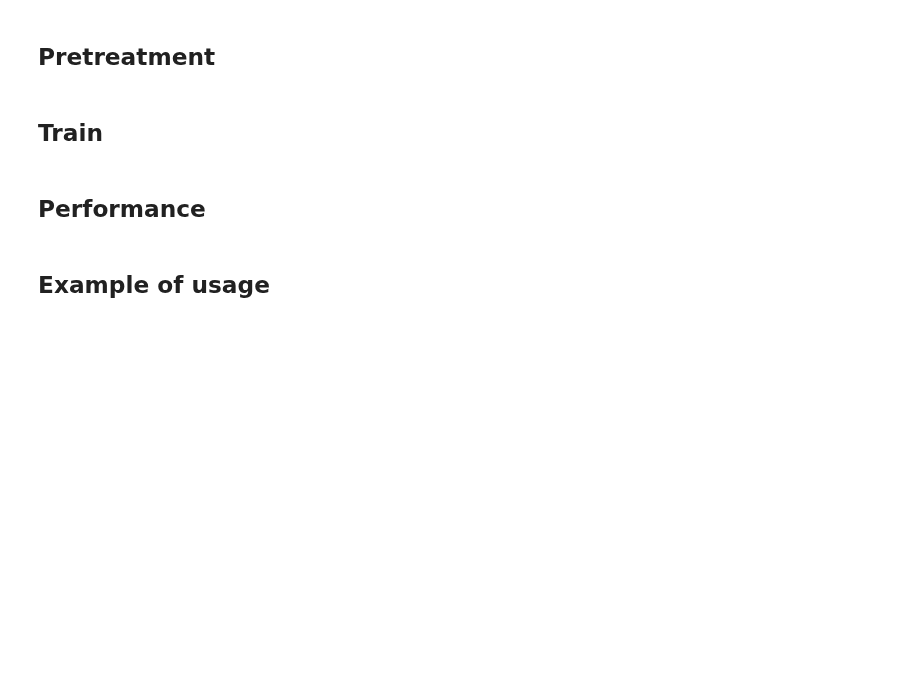
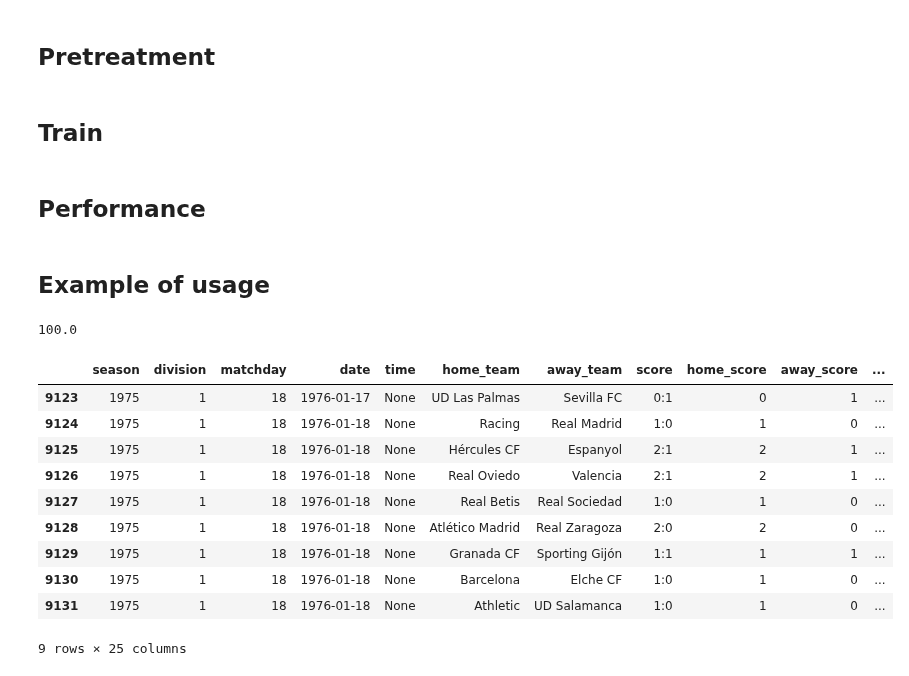
Before and after one commit to tinchit0/la-quiniela, a Jupyter notebook: analysis/PropostaModelConstruction.ipynb, the cells around one changed output. Cells and saved outputs as stored; diff of their text form; code cells hidden in the pictures; blank space fills up the shorter version.

```diff
--- a/analysis/PropostaModelConstruction.ipynb
+++ b/analysis/PropostaModelConstruction.ipynb
@@ -133,6 +133,14 @@ def calculate_team_results(df, max_matchday=None):
     return df_results
 # %%
 def team_confrontations(df, team1, team2):
+    """
+    Returns the confrontations between two teams
+
+    :param df: DataFrame with match data
+    :param team1: First team
+    :param team2: Second team
+    :return: DataFrame with confrontations between the two teams
+    """
     df_confrontations = df.loc[
         ((df["home_team"] == team1) | (df["away_team"] == team1))
         & ((df["home_team"] == team2) | (df["away_team"] == team2))
@@ -143,6 +151,10 @@ def team_confrontations(df, team1, team2):
 def won_games(df, team: str):
     """
     Returns those winning games for a given team
+
+    :param df: DataFrame with match data
+    :param team: Team name
+    :return: DataFrame with winning games for the team
     """
     home_wins = (df["home_team"] == team) & (df["home_win"] == 1)
     away_wins = (df["away_team"] == team) & (df["away_win"] == 1)
@@ -152,6 +164,10 @@ def won_games(df, team: str):
 def lost_games(df, team: str):
     """
     Returns those winning games for a given team
+
+    :param df: DataFrame with match data
+    :param team: Team name
+    :return: DataFrame with winning games for the team
     """
     home_lost = (df["home_team"] == team) & (df["home_win"] == 0)
     away_lost = (df["away_team"] == team) & (df["away_win"] == 0)
@@ -277,6 +293,9 @@ def inform_relatives_points(df, df_calculate):
 def calculate_results(df):
     """
     Precalculates results for all matches.
+
+    :param df: DataFrame with match data
+    :return: DataFrame with results for all matches
     """
     home_results = df[['matchday', 'season', 'home_team', 'home_win', 'tie']].copy()
     home_results['team'] = home_results['home_team']
@@ -302,6 +321,12 @@ def calculate_results(df):
 def get_last_5_results(all_results, matchday, team, season):
     """
     Gets all available results up to 5 for a team in a season.
+
+    :param all_results: DataFrame with all results
+    :param matchday: Current matchday
+    :param team: Team name
+    :param season: Season
+    :return: Tuple with the last 5 results and the number of matches
     """
     mask = (all_results['team'] == team) & \
            (all_results['season'] == season) & \
@@ -313,6 +338,10 @@ def get_last_5_results(all_results, matchday, team, season):
 def convert_results_to_points(results_tuple):
     """
     Converts results to points with correction factor for fewer than 5 matches.
+    The correction factor is 5 / num_matches.
+
+    :param results_tuple: Tuple with results and number of matches
+    :return: Corrected points
     """
     results, num_matches = results_tuple
     if num_matches == 0:
@@ -329,6 +358,10 @@ def convert_results_to_points(results_tuple):
 def last5index(df, df_predict):
     """
     Calculates the last 5 matches index for all teams with correction for fewer matches.
+
+    :param df: DataFrame with all matches
+    :param df_predict: DataFrame with matches to calculate features for
+    :return: DataFrame with added last 5 matches index features
     """
     # df_calculate has the last 5 matches results so takes the same season as df_predict and the matchday is less than the matchday of the match to predict
     df_calculate = df.loc[(df['season'] == df_predict['season'].max()) & (df['matchday'] < df_predict['matchday'].max()) & (df['matchday'] >=df_predict['matchday'].max() - 5)].copy()
@@ -349,10 +382,14 @@ def last5index(df, df_predict):
 
     return df_predict
 # %%
-# Idea: Punts ultima temporada
 def last_season_position(df, df_predict):
     """
     Adds the last season points in a new column.
+    If a team was not in the last season, the average of the last season minus 20 is used.
+
+    :param df: DataFrame with all matches
+    :param df_predict: DataFrame with matches to calculate features for
+    :return: DataFrame with added last season points
     """
     df_calculate = df.loc[(df['season'] == df_predict['season'].max() - 1)].copy()
     df_results = calculate_team_results(df_calculate)
@@ -367,7 +404,6 @@ def last_season_position(df, df_predict):
         axis=1
     )
 
-    #if in a row value is 0, it means that the team was not in the last season, so we will fill it with the average of the last season minus 20
     # Improvement, calcualte mean of the teams that ascend to the league
     df_predict['last_season_points_home'] = df_predict['last_season_points_home'].replace(0, df_results['points'].mean() - 20)
     df_predict['last_season_points_away'] = df_predict['last_season_points_away'].replace(0, df_results['points'].mean() - 20)
@@ -520,22 +569,35 @@ if os.path.exists(model_path):
 else:
     print(f"Model file not found at {model_path}, uncomment the previous cell to train the model")
 # %%
-season_to_predict = 2012
-matchday_to_predict = 12
+season_to_predict = 1975
+matchday_to_predict = 18
 
 df_predict = df.loc[(df["season"] == season_to_predict) & (df["matchday"] == matchday_to_predict) & (df["division"] == 1)].copy()
 
 df_predict = inform_relatives_points(df, df_predict)
 df_predict = inform_win_lost_index(df, df_predict)
 df_predict = last5index(df, df_predict)
 df_predict = last_season_position(df, df_predict)
 x_predict = df_predict[features]
 
 y_predict = clf.predict(x_predict)
 y_predict = le.inverse_transform(y_predict)
 df_predict["prediction"] = y_predict
 df_predict["correct"] = df_predict["result"] == df_predict["prediction"]
 print(df_predict["correct"].sum() / df_predict.shape[0] * 100)
 
 df_predict
+# %% [output]
+100.0
+|  | season | division | matchday | date | time | home_team | away_team | score | home_score | away_score | ... |
+| 9123 | 1975 | 1 | 18 | 1976-01-17 | None | UD Las Palmas | Sevilla FC | 0:1 | 0 | 1 | ... |
+| 9124 | 1975 | 1 | 18 | 1976-01-18 | None | Racing | Real Madrid | 1:0 | 1 | 0 | ... |
+| 9125 | 1975 | 1 | 18 | 1976-01-18 | None | Hércules CF | Espanyol | 2:1 | 2 | 1 | ... |
+| 9126 | 1975 | 1 | 18 | 1976-01-18 | None | Real Oviedo | Valencia | 2:1 | 2 | 1 | ... |
+| 9127 | 1975 | 1 | 18 | 1976-01-18 | None | Real Betis | Real Sociedad | 1:0 | 1 | 0 | ... |
+| 9128 | 1975 | 1 | 18 | 1976-01-18 | None | Atlético Madrid | Real Zaragoza | 2:0 | 2 | 0 | ... |
+| 9129 | 1975 | 1 | 18 | 1976-01-18 | None | Granada CF | Sporting Gijón | 1:1 | 1 | 1 | ... |
+| 9130 | 1975 | 1 | 18 | 1976-01-18 | None | Barcelona | Elche CF | 1:0 | 1 | 0 | ... |
+| 9131 | 1975 | 1 | 18 | 1976-01-18 | None | Athletic | UD Salamanca | 1:0 | 1 | 0 | ... |
+9 rows × 25 columns
 # %%
```
Also changed, not shown: parts of 2 cells of this notebook.
